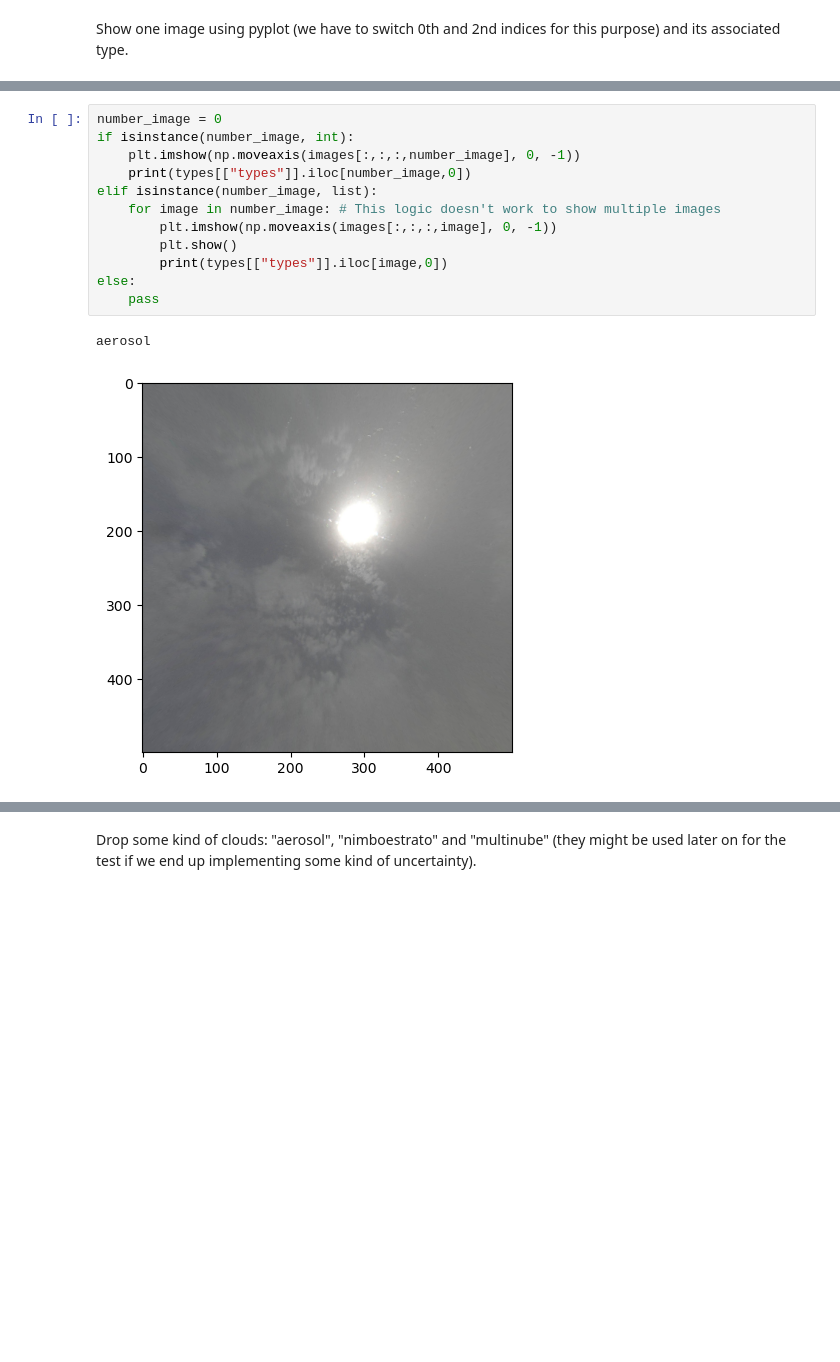
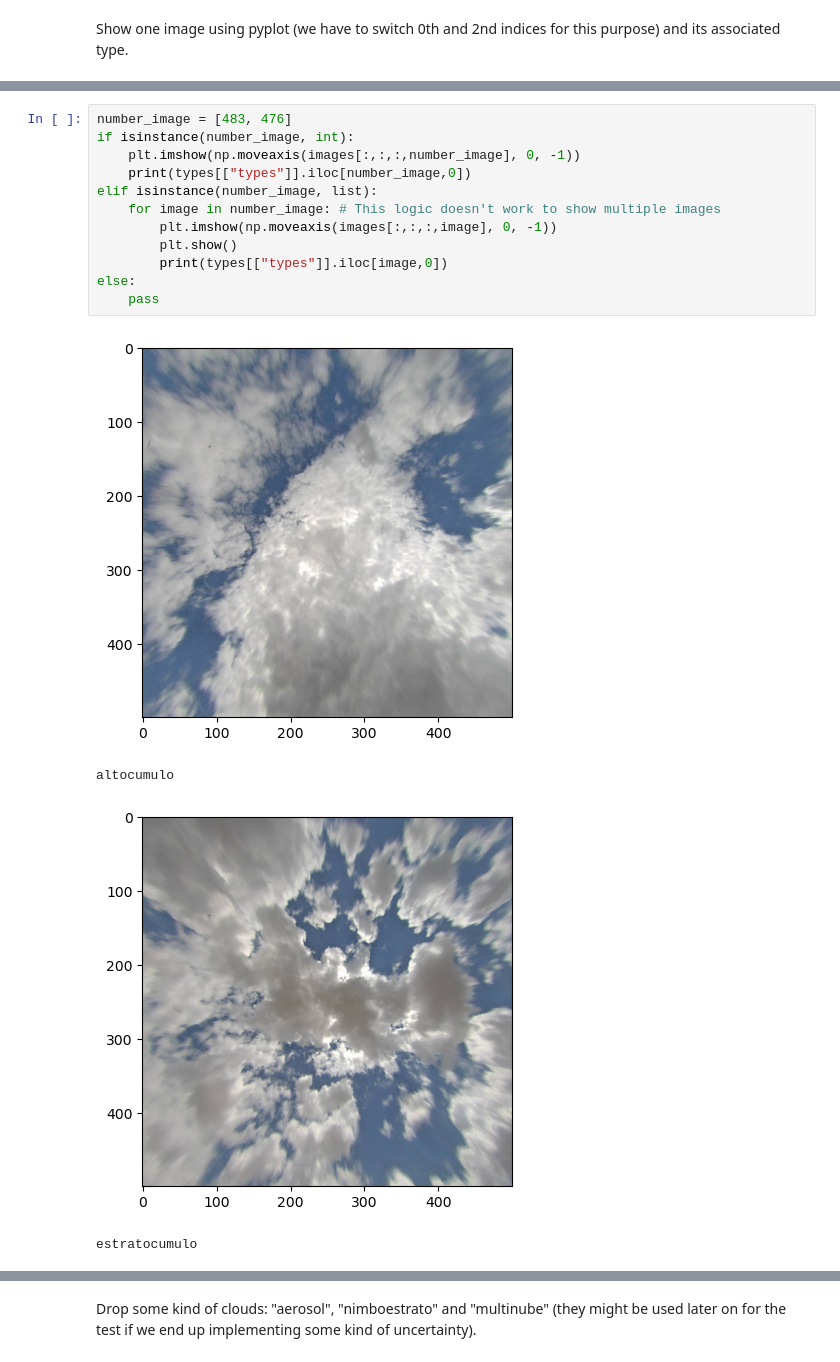
Before and after one commit to cristodev16/TFM_CNN_clouds, a Jupyter notebook: code/prof_code/review_resnet_code.ipynb, the cells around one changed output, grey strips where cells are left out. Drawn from its saved outputs; the diff is of its cells as text; blank space fills up the shorter version.

```diff
--- a/code/prof_code/review_resnet_code.ipynb
+++ b/code/prof_code/review_resnet_code.ipynb
@@ -112,15 +126,17 @@ Show one image using pyplot (we have to switch 0th and 2nd indices for this purp
 # %%
-number_image = 0
+number_image = [483, 476]
 if isinstance(number_image, int):
     plt.imshow(np.moveaxis(images[:,:,:,number_image], 0, -1))
     print(types[["types"]].iloc[number_image,0])
 elif isinstance(number_image, list):
     for image in number_image: # This logic doesn't work to show multiple images
         plt.imshow(np.moveaxis(images[:,:,:,image], 0, -1))
         plt.show()
         print(types[["types"]].iloc[image,0])
 else:
     pass
 # %% [output]
+[figure, new version]
-aerosol
+altocumulo
-[figure, old version]
+[figure, added]
+estratocumulo
```
Also changed, not shown: parts of 6 cells of this notebook, 13 other files.
